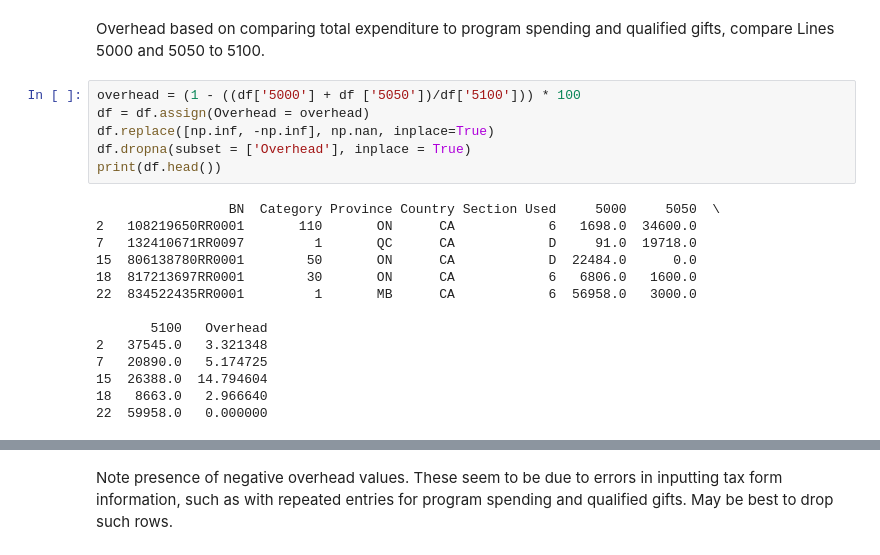
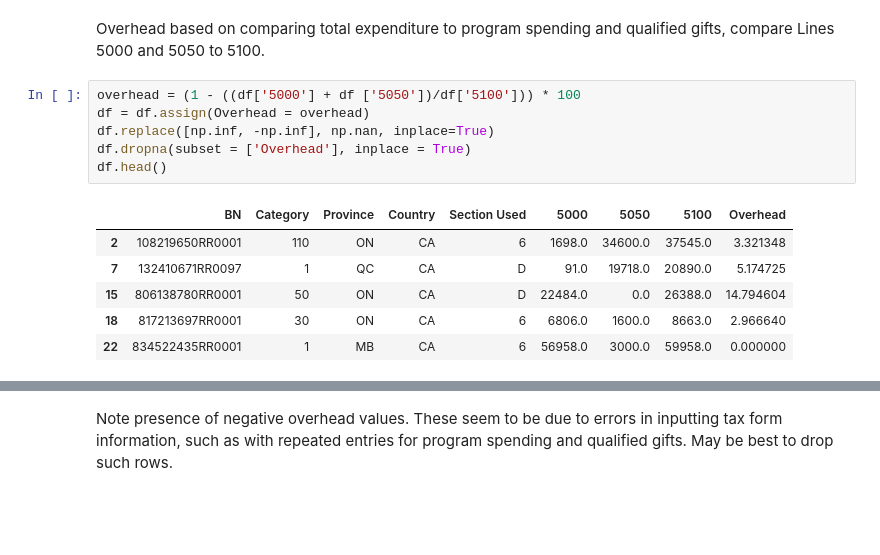
Before and after one commit to carlodghalnin/Canadian_Charity_Overhead_Analysis, a Jupyter notebook: Canada_Charity_Overhead_Analysis.ipynb, the cells around one changed output, grey strips where cells are left out. Cells and saved outputs as stored; diff of their text form; blank space fills up the shorter version.

```diff
--- a/Canada_Charity_Overhead_Analysis.ipynb
+++ b/Canada_Charity_Overhead_Analysis.ipynb
@@ -81,21 +74,14 @@ Overhead based on comparing total expenditure to program spending and qualified
 # %%
 overhead = (1 - ((df['5000'] + df ['5050'])/df['5100'])) * 100
 df = df.assign(Overhead = overhead)
 df.replace([np.inf, -np.inf], np.nan, inplace=True)
 df.dropna(subset = ['Overhead'], inplace = True)
-print(df.head())
+df.head()
 # %% [output]
-                 BN  Category Province Country Section Used     5000     5050  \
-2   108219650RR0001       110       ON      CA            6   1698.0  34600.0
-7   132410671RR0097         1       QC      CA            D     91.0  19718.0
-15  806138780RR0001        50       ON      CA            D  22484.0      0.0
-18  817213697RR0001        30       ON      CA            6   6806.0   1600.0
-22  834522435RR0001         1       MB      CA            6  56958.0   3000.0
-
-       5100   Overhead
-2   37545.0   3.321348
-7   20890.0   5.174725
-15  26388.0  14.794604
-18   8663.0   2.966640
-22  59958.0   0.000000
+|  | BN | Category | Province | Country | Section Used | 5000 | 5050 | 5100 | Overhead |
+| 2 | 108219650RR0001 | 110 | ON | CA | 6 | 1698.0 | 34600.0 | 37545.0 | 3.321348 |
+| 7 | 132410671RR0097 | 1 | QC | CA | D | 91.0 | 19718.0 | 20890.0 | 5.174725 |
+| 15 | 806138780RR0001 | 50 | ON | CA | D | 22484.0 | 0.0 | 26388.0 | 14.794604 |
+| 18 | 817213697RR0001 | 30 | ON | CA | 6 | 6806.0 | 1600.0 | 8663.0 | 2.966640 |
+| 22 | 834522435RR0001 | 1 | MB | CA | 6 | 56958.0 | 3000.0 | 59958.0 | 0.000000 |
 # %%
```
Also changed, not shown: parts of 9 cells of this notebook.
